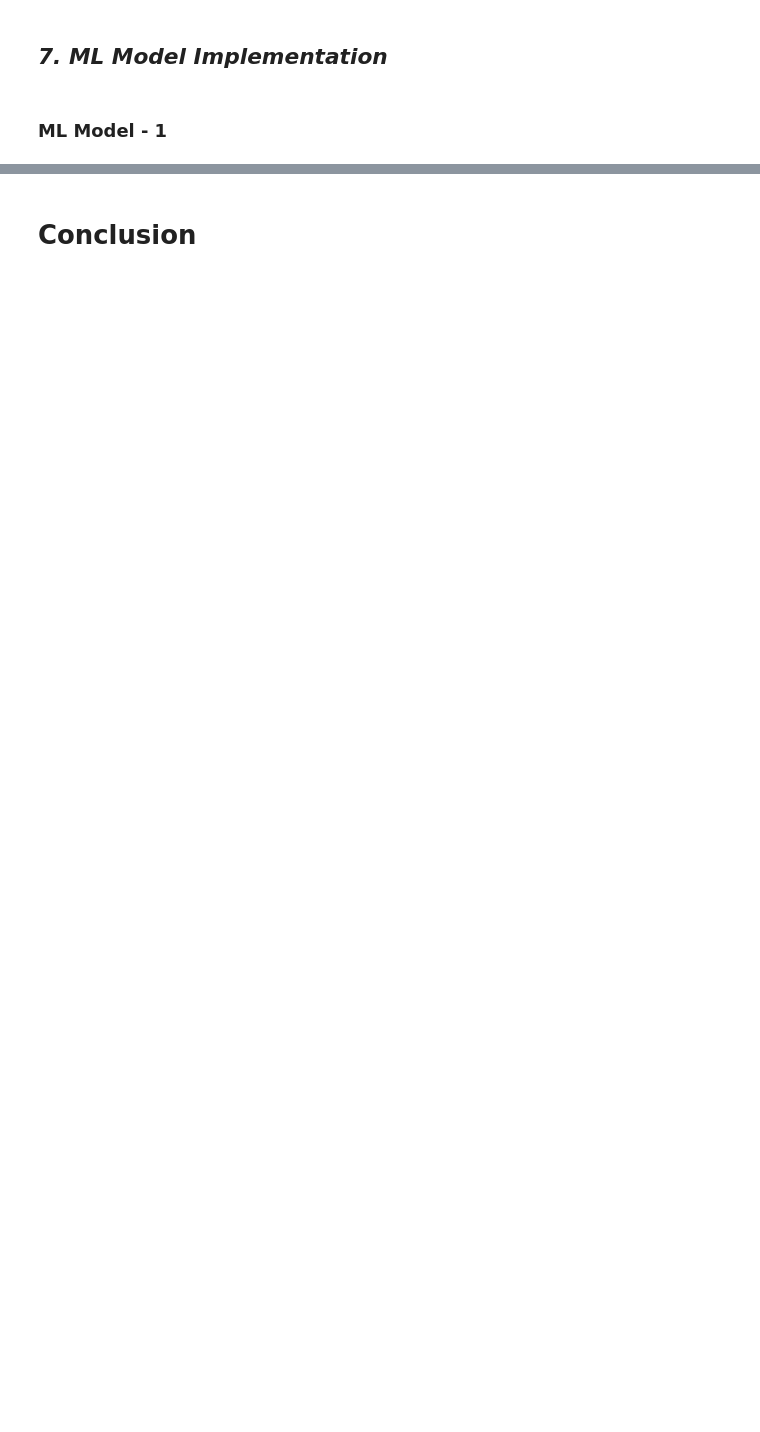
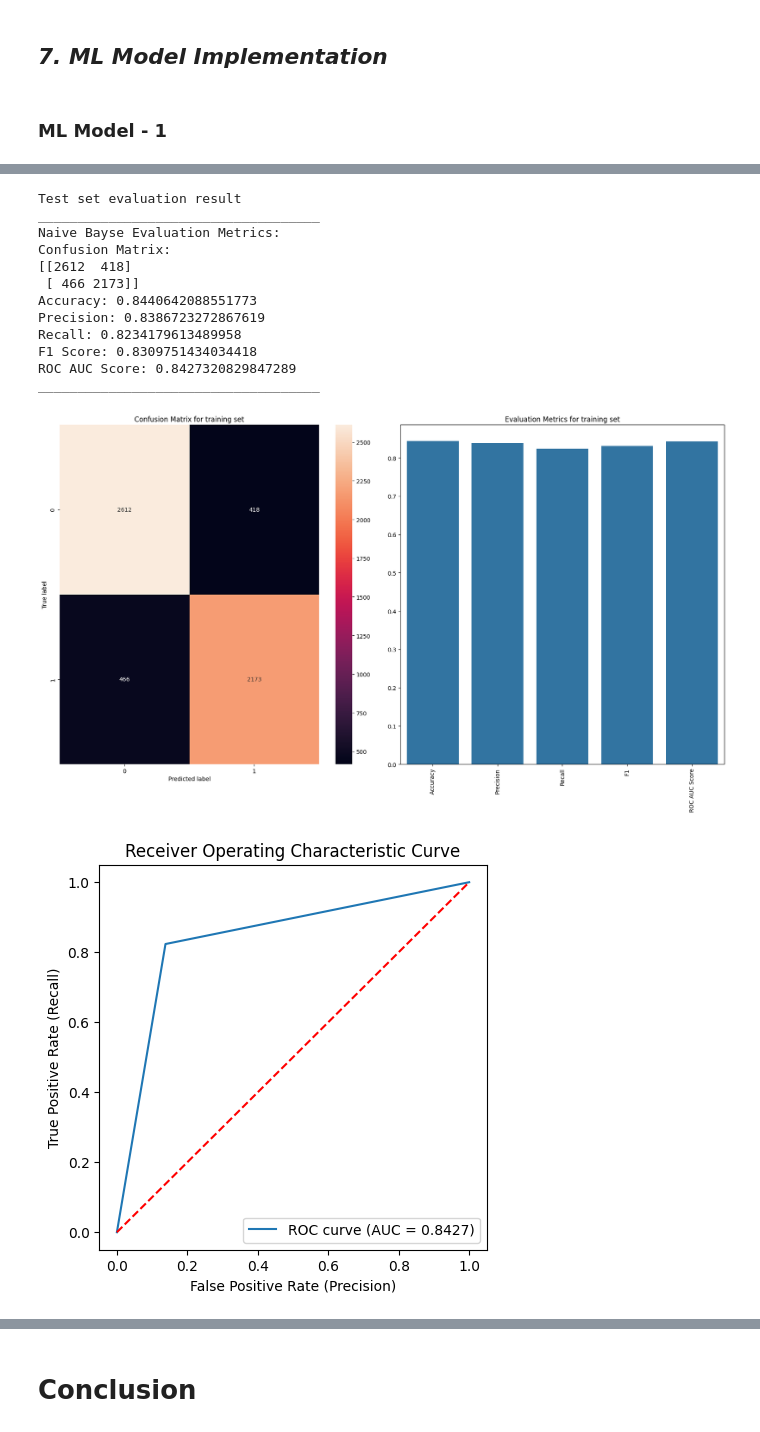
Before and after one commit to samee-faq/Airline_Passenger_Referral_Prediction_ML_Classification_Capstone_Project, a Jupyter notebook: Sameera's_Airline_Passenger_Referral_Prediction_ML_Classification_Capstone_Project.ipynb, the cells around one changed output, grey strips where cells are left out. Saved outputs shown, nothing was run; the diff lists cells and outputs as text; code cells hidden in the pictures; blank space fills up the shorter version.

```diff
--- a/Sameera's_Airline_Passenger_Referral_Prediction_ML_Classification_Capstone_Project.ipynb
+++ b/Sameera's_Airline_Passenger_Referral_Prediction_ML_Classification_Capstone_Project.ipynb
@@ -1451,0 +1515,27 @@ Answer Here.
+# %%
+# Fitting Naive Bayes Classifier model to training set
+nb = GaussianNB().fit(X_train, y_train)
+y_pred_nb = nb.predict(X_test)
+# %%
+# Evaluating model
+print(f'Test set evaluation result\n____________________________________')
+
+model(y_test, y_pred_nb, "Naive Bayse")
+# Plot roc curve for Naive Bayse
+y_ts_pred = nb.predict(X_test)
+plot_roc_curve(y_test, y_ts_pred)
+# %% [output]
+Test set evaluation result
+____________________________________
+Naive Bayse Evaluation Metrics:
+Confusion Matrix:
+[[2612  418]
+ [ 466 2173]]
+Accuracy: 0.8440642088551773
+Precision: 0.8386723272867619
+Recall: 0.8234179613489958
+F1 Score: 0.8309751434034418
+ROC AUC Score: 0.8427320829847289
+____________________________________
+[figure, added]
+[figure, added]
```
Also changed, not shown: parts of 97 cells of this notebook.
